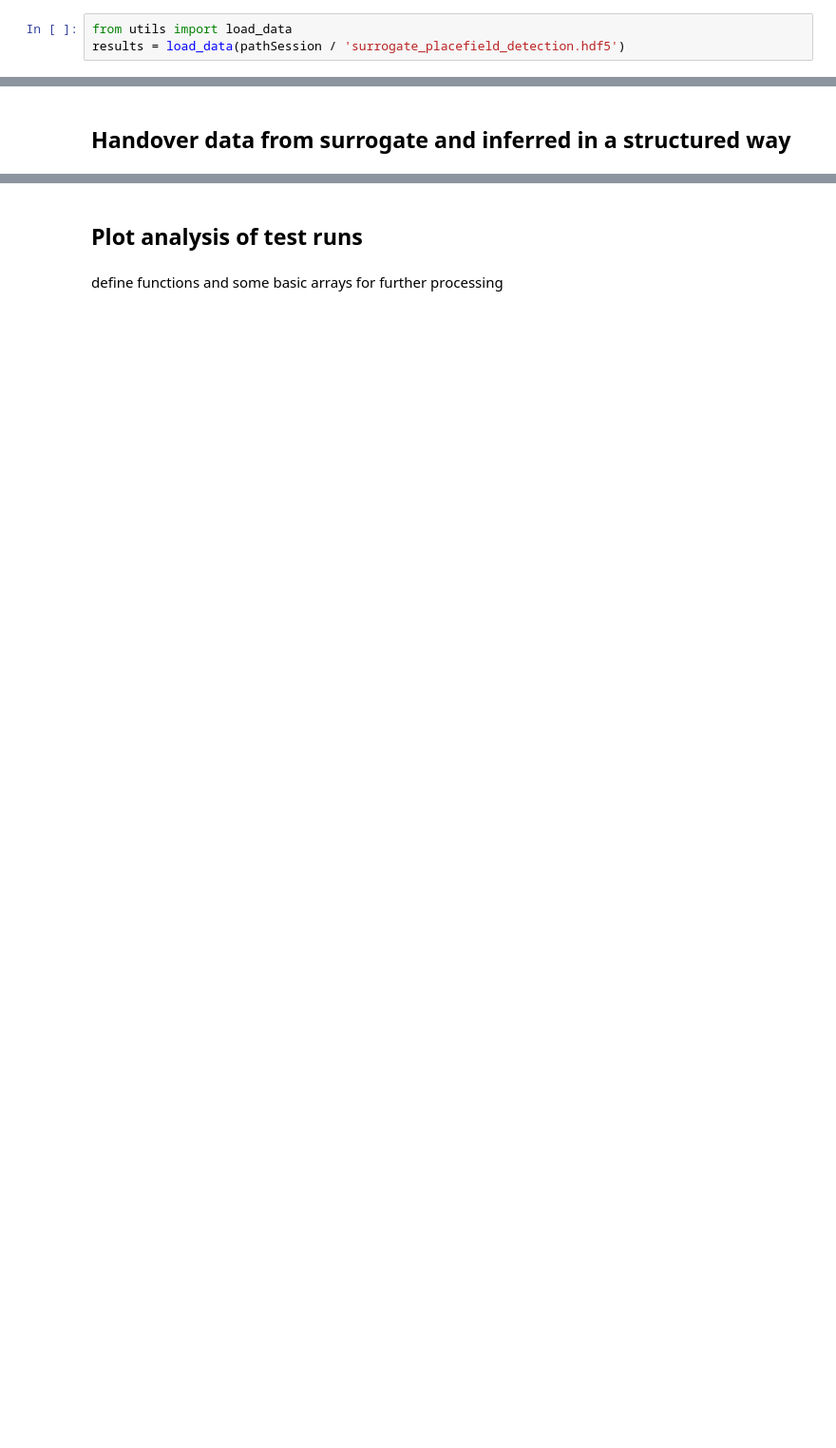
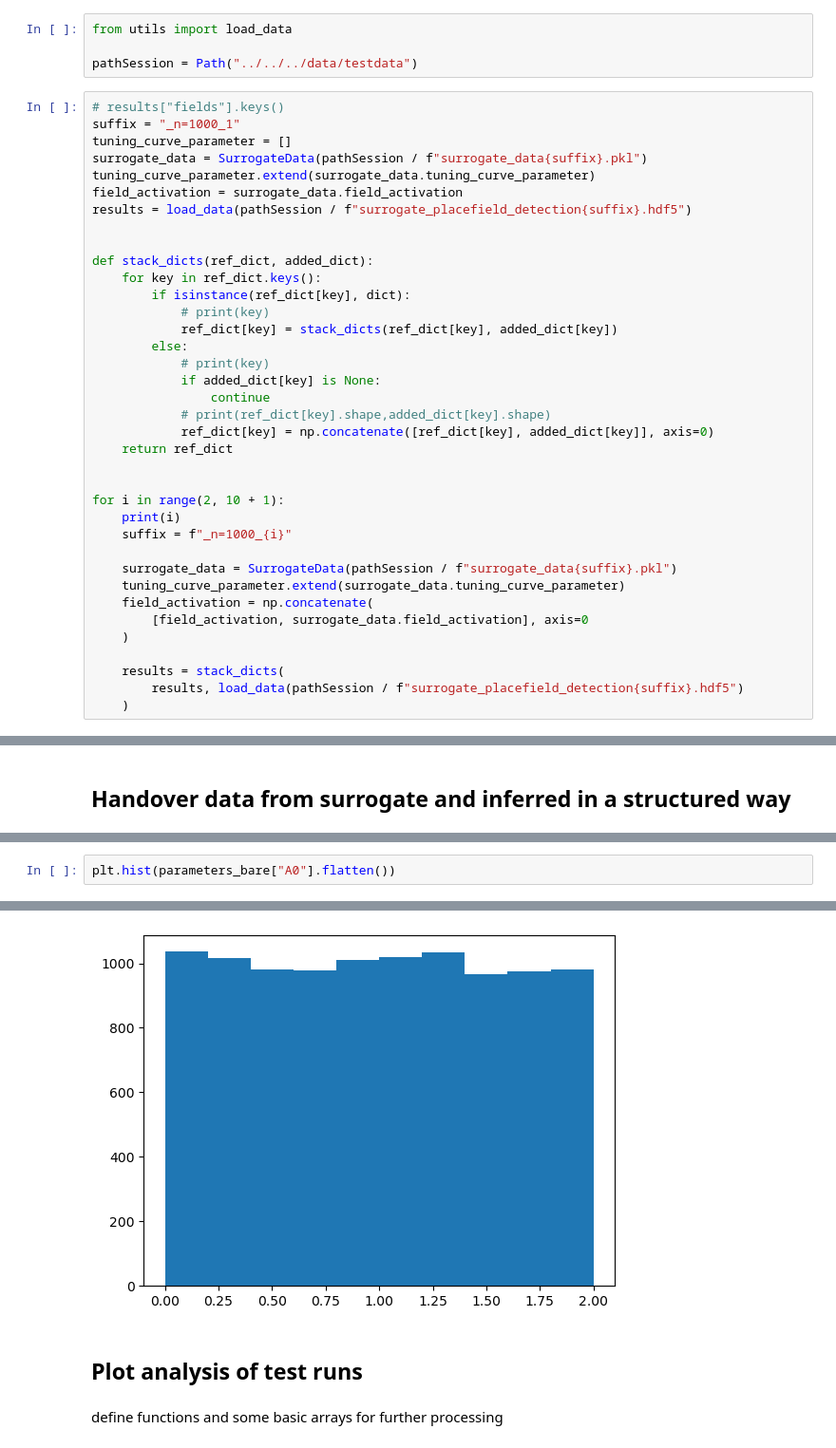
Before and after one commit to woxxel/placefield_detection, a Jupyter notebook: test_place_field_detection.ipynb, the cells around one changed output, grey strips where cells are left out. Shown at 95% size. Saved outputs shown, nothing was run; the diff lists cells and outputs as text; blank space fills up the shorter version.

```diff
--- a/test_place_field_detection.ipynb
+++ b/test_place_field_detection.ipynb
@@ -124,4 +151,42 @@ Model comparison finished after 39.22s with evidences:   f=0 , logz=-1048.15
 store results as ../../../data/579ad/Session10/surrogate_placefield_detection.hdf5
 # %%
 from utils import load_data
-results = load_data(pathSession / 'surrogate_placefield_detection.hdf5')
+
+pathSession = Path("../../../data/testdata")
+# %%
+# results["fields"].keys()
+suffix = "_n=1000_1"
+tuning_curve_parameter = []
+surrogate_data = SurrogateData(pathSession / f"surrogate_data{suffix}.pkl")
+tuning_curve_parameter.extend(surrogate_data.tuning_curve_parameter)
+field_activation = surrogate_data.field_activation
+results = load_data(pathSession / f"surrogate_placefield_detection{suffix}.hdf5")
+
+
+def stack_dicts(ref_dict, added_dict):
+    for key in ref_dict.keys():
+        if isinstance(ref_dict[key], dict):
+            # print(key)
+            ref_dict[key] = stack_dicts(ref_dict[key], added_dict[key])
+        else:
+            # print(key)
+            if added_dict[key] is None:
+                continue
+            # print(ref_dict[key].shape,added_dict[key].shape)
+            ref_dict[key] = np.concatenate([ref_dict[key], added_dict[key]], axis=0)
+    return ref_dict
+
+
+for i in range(2, 10 + 1):
+    print(i)
+    suffix = f"_n=1000_{i}"
+
+    surrogate_data = SurrogateData(pathSession / f"surrogate_data{suffix}.pkl")
+    tuning_curve_parameter.extend(surrogate_data.tuning_curve_parameter)
+    field_activation = np.concatenate(
+        [field_activation, surrogate_data.field_activation], axis=0
+    )
+
+    results = stack_dicts(
+        results, load_data(pathSession / f"surrogate_placefield_detection{suffix}.hdf5")
+    )
@@ -285,0 +407,3 @@ array([0.47619048, 0.85714286])
+# %%
+plt.hist(parameters_bare["A0"].flatten())
+# %% [output]
@@ -286,3 +416,4 @@ array([0.47619048, 0.85714286])
+[figure, added]
 # %% [markdown]
 ## Plot analysis of test runs
 # %% [markdown]
```
Also changed, not shown: parts of 59 cells of this notebook, 3 other files.
